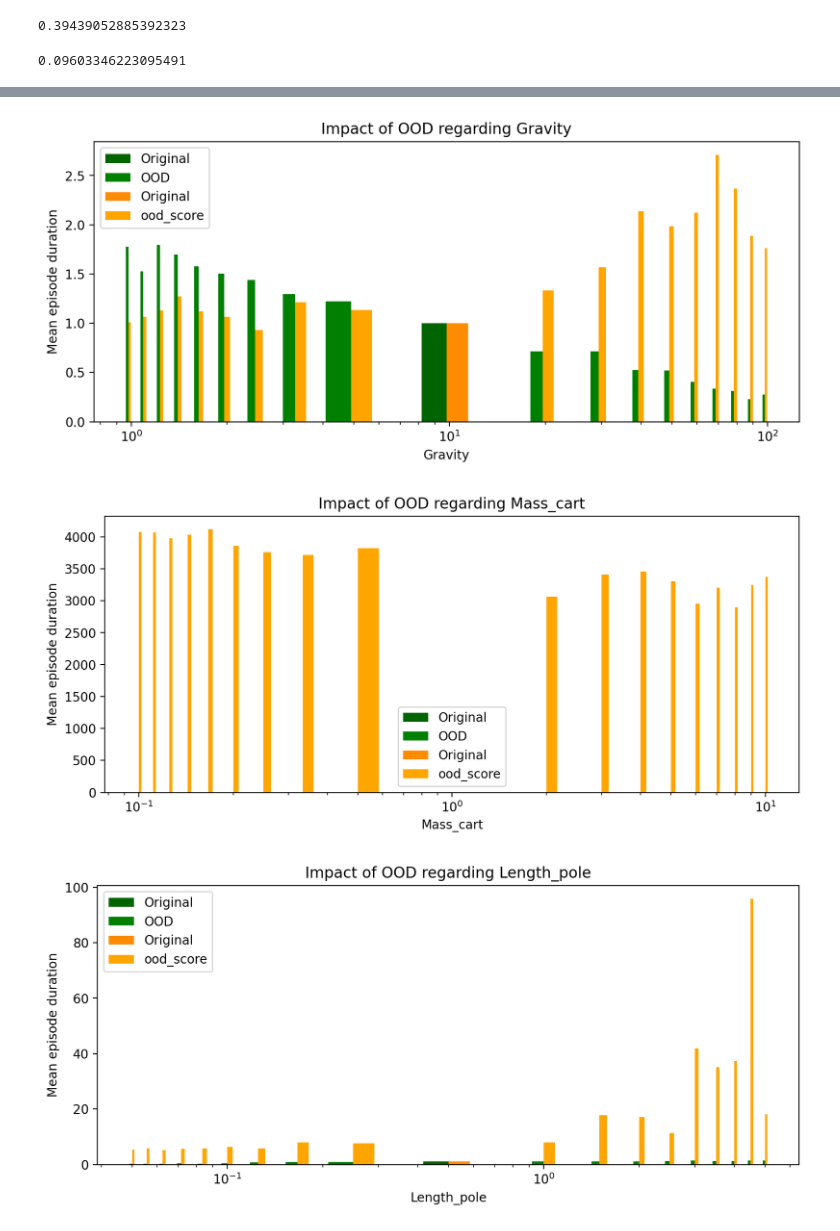
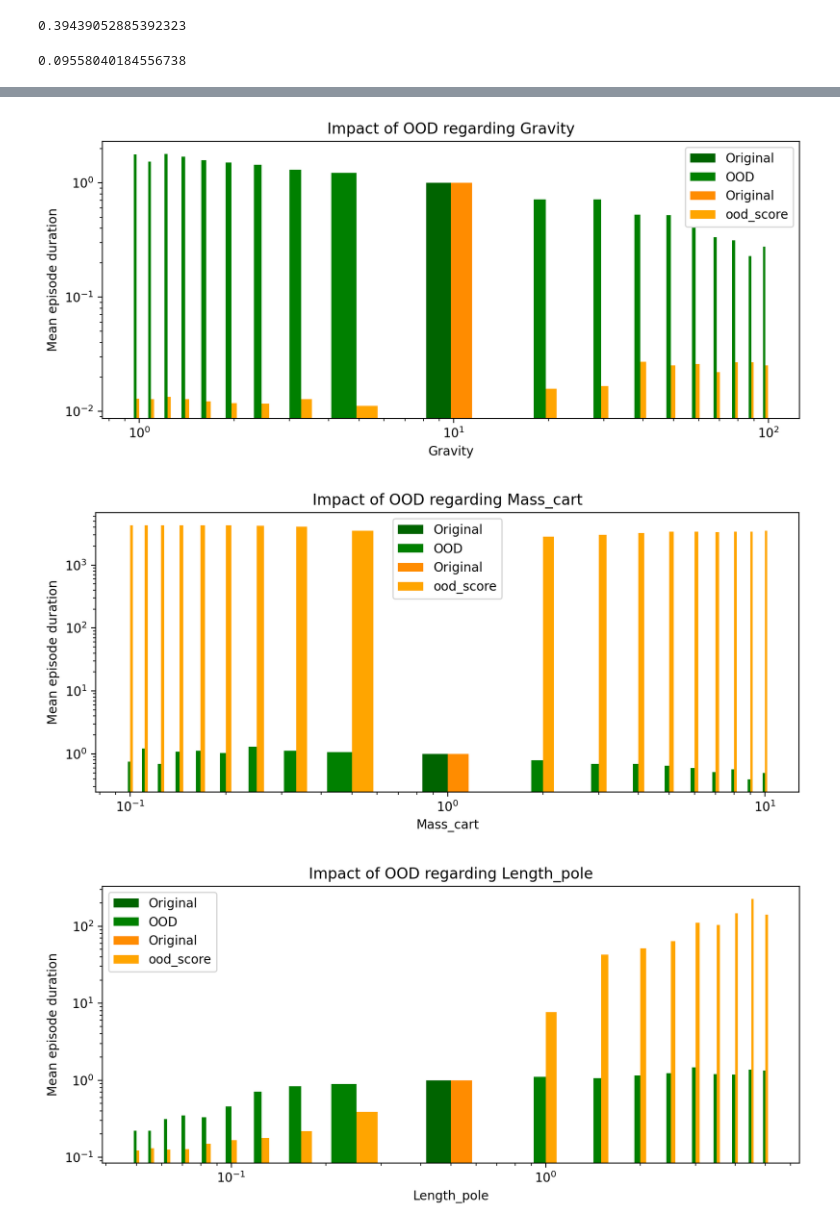
Before and after one commit to ArnaudGardille/RL-OOD-detection, a Jupyter notebook: RL_OOD_detection.ipynb, the cells around one changed output, grey strips where cells are left out. Saved outputs shown, nothing was run; the diff lists cells and outputs as text; code cells hidden in the pictures.

Commit message:
better plots

```diff
--- a/RL_OOD_detection.ipynb
+++ b/RL_OOD_detection.ipynb
@@ -263,7 +263,7 @@ ood_scores = {}
 original_env = instanciate_cartpole(default_values)
 agent = A2C.load(path/'Agents'/'trained_CartPole_10000', env=original_env)
 ood_detector = MartingaleOODDetector(env)
-in_distrib_score = ood_detector.get_in_distrib_score()*10**3
+in_distrib_score = ood_detector.get_in_distrib_score()
 
 for config in tqdm(ood_configs):
     if config['change'] not in ood_scores:
@@ -272,17 +272,18 @@ for config in tqdm(ood_configs):
 
     ood_env = instanciate_cartpole(config)
     agent = A2C.load(path/'Agents'/'trained_CartPole_10000', env=ood_env)
-    ood_score = ood_detector.test_ood(ood_env)*10**3
+    list_scores = np.array([ood_detector.test_ood(ood_env, nb_steps=100) for _ in range(10)])
+    ood_score = list_scores.mean()
 
-    mean_reward, std_reward = evaluate(ood_env, agent, nb_episodes=10)
+    #mean_reward, std_reward = evaluate(ood_env, agent, nb_episodes=10)
 
-    ood_scores[config['change']].append(ood_score)
-    #std_results[config['change']].append(std_reward)
+    mean_ood_scores[config['change']].append(ood_score)
+    std_ood_scores[config['change']].append(std_reward)
     #print(config, mean_reward)
 # %%
 in_distrib_score
 # %% [output]
-0.09603346223095491
+0.09558040184556738
 # %%
 ood_scores
 # %% [output]
@@ -310,37 +311,38 @@ from turtle import color
 for key in tqdm(results):
     fig, ax = plt.subplots(figsize=(10, 4), dpi=200)
     ax.set_xscale('log')
+    ax.set_yscale('log')
 
     labels = copy(values[key])
     labels.append(default_values[key])
     labels = sorted(labels)
 
     width = np.array(labels[1:]) - np.array(labels[:-1])
     width /= 6
     #print(width, np.array([width[-1]]))
     #width = np.concatenate((width, np.array([width[-1]])))/ 5
     #print(width)
 
     ax.bar(default_values[key]- width/2, 1.0, width=width, label='Original', color='darkgreen')
     ax.bar(values[key]- width/2, results[key]/original_result, width=width, label='OOD', color='green')
 
     #ax.bar(default_values[key]- width/2, original_result, yerr=original_std_result, width=width, label='Original')
     #ax.bar(default_values[key]- width/2, in_distrib_score, width=width, label='Original ood_score')
 
     #ax.bar(values[key]- width/2, results[key], yerr=std_results[key], width=width, label='OOD')
     ax.bar(default_values[key]+width/2, 1.0, width=width, label='Original', color='darkorange')
     ax.bar(values[key]+ width/2, ood_scores[key]/in_distrib_score, width=width, label='ood_score', color='orange')
 
     ax.set_xlabel(key)
     ax.set_ylabel('Mean episode duration')
     ax.set_title('Impact of OOD regarding '+key)
     ax.legend()
     """
     ax.bar(str(default_values[key]), original_result, width=width)
     labels = [str(x) for x in values[key]]
     ax.bar(labels, results[key], width=width)
     """
 # %% [output]
-[figure, old version]
+[figure, new version]
-[figure, old version]
+[figure, new version]
-[figure, old version]
+[figure, new version]
```
Also changed, not shown: parts of 1 cell of this notebook, 2 other files.
